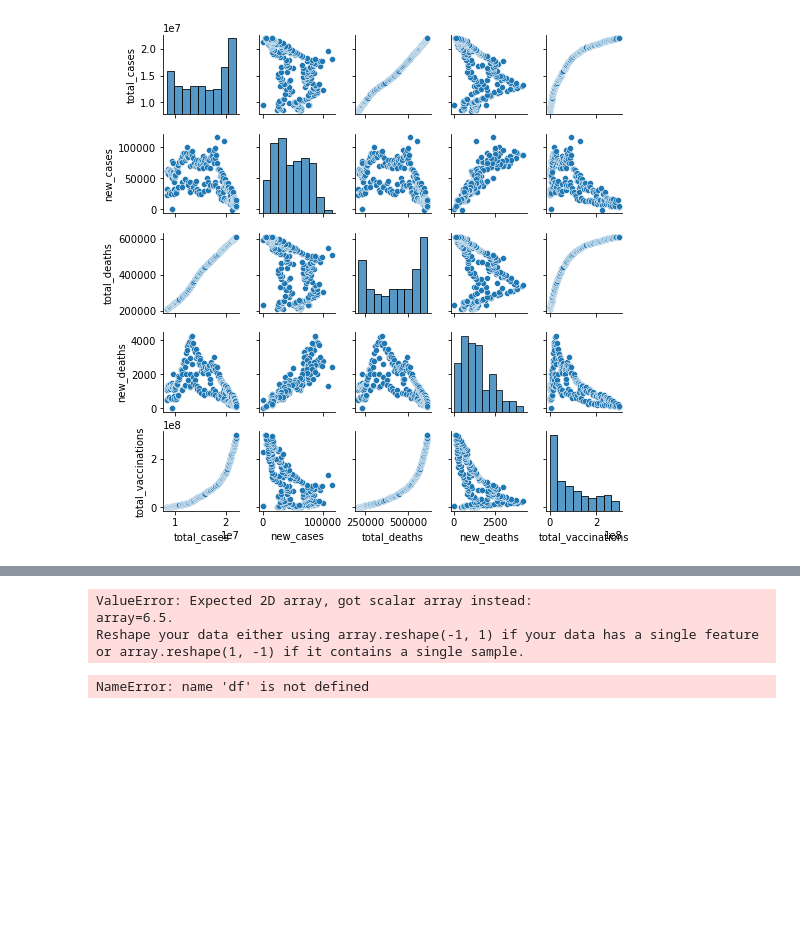
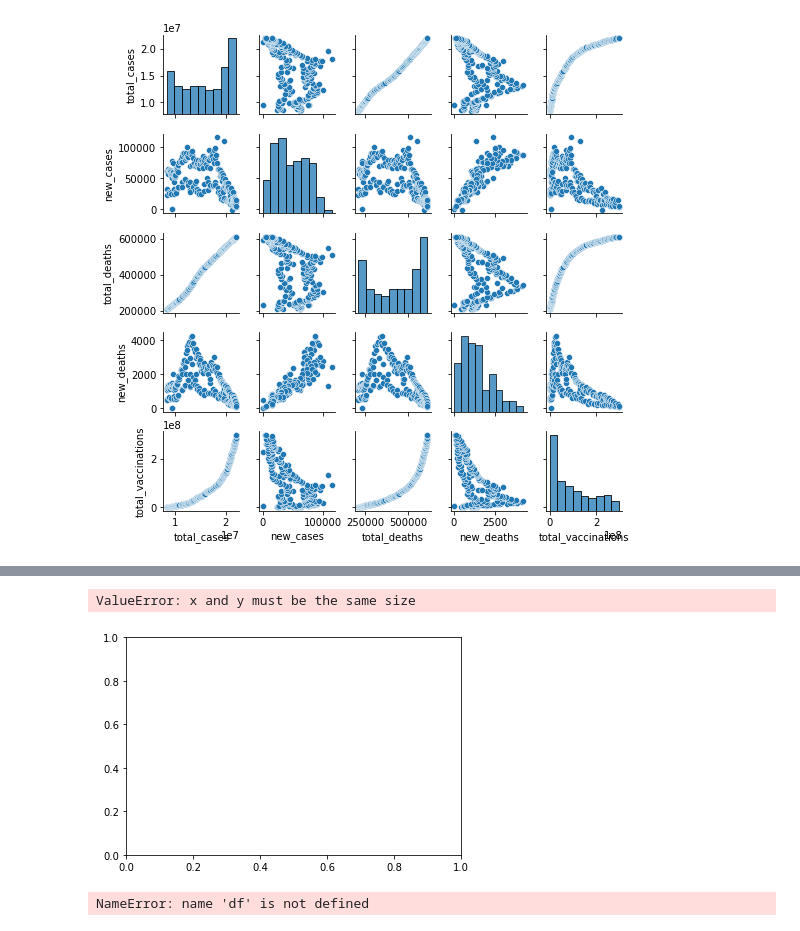
Before and after one commit to marlonsp/Projeto2-CiDados, a Jupyter notebook: Projeto2-CDados.ipynb, the cells around one changed output, grey strips where cells are left out. Drawn from its saved outputs; the diff is of its cells as text; code cells hidden in the pictures; blank space fills up the shorter version.

```diff
--- a/Projeto2-CDados.ipynb
+++ b/Projeto2-CDados.ipynb
@@ -395,33 +395,26 @@ train
 193 rows × 5 columns
 # %%
-X = X1
-y = Y2
+X_t = X
+y_t = Y
 
 from sklearn.model_selection import train_test_split
-X_train, X_test, y_train, y_test = train_test_split(X, y, test_size = 0.2, random_state = 0)
+X_train, X_test, y_train, y_test = train_test_split(X_t, y_t, test_size = 0.2, random_state = 0)
 
 from sklearn.tree import DecisionTreeRegressor
 regressor = DecisionTreeRegressor()
-regressor.fit(X, y)
+regressor.fit(X_train, y_train)
 
-'''from sklearn.preprocessing import StandardScaler
-sc_X = StandardScaler()
-X_train = sc_X.fit_transform(X_train)
-X_test = sc_X.transform(X_test)
-sc_y = StandardScaler()
-y_train = sc_y.fit_transform(y_train)'''
-
-y_pred = regressor.predict(6.5)
+y_test = y_test.to_list()
+y_pred = regressor.predict(X_test)
 
 X_grid = np.arange(min(X), max(X), 0.01)
 X_grid = X_grid.reshape((len(X_grid), 1))
-plt.scatter(X, y, color = 'red')
+plt.scatter(X_t, y_t, color = 'red')
 plt.plot(X_grid, regressor.predict(X_grid), color = 'blue')
 plt.title('Decision Tree Regression')
-plt.xlabel('Position level')
-plt.ylabel('Salary')
+plt.xlabel('Teste')
+plt.ylabel('Previsto')
 plt.show()
 # %% [output]
-ValueError: Expected 2D array, got scalar array instead:
-array=6.5.
-Reshape your data either using array.reshape(-1, 1) if your data has a single feature or array.reshape(1, -1) if it contains a single sample.
+ValueError: x and y must be the same size
+[figure, added]
```
Also changed, not shown: parts of 11 cells of this notebook.
